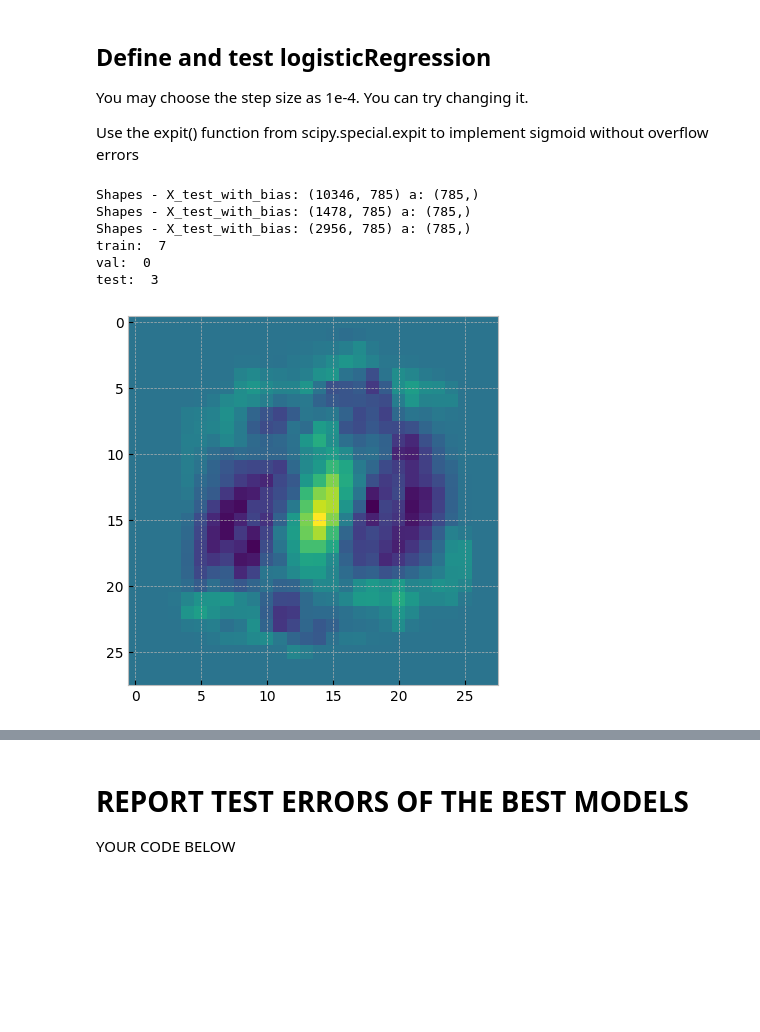
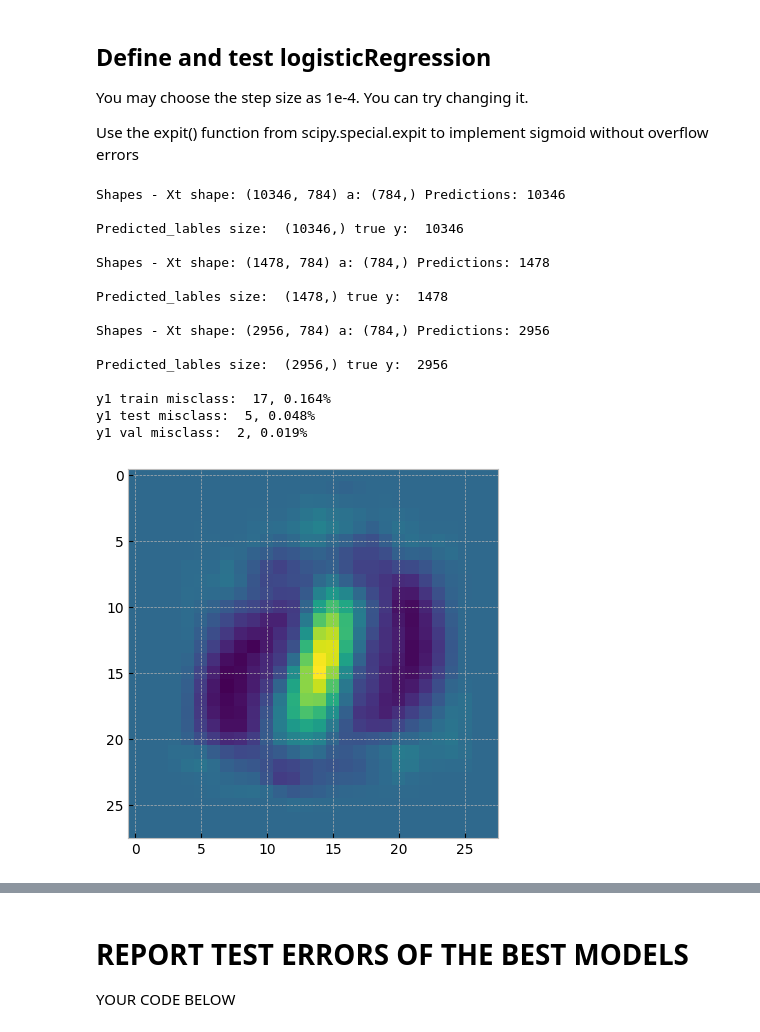
Before and after one commit to JayIke/machine-learning, a Jupyter notebook: MNIST_Classification/Project.ipynb, the cells around one changed output, grey strips where cells are left out. Drawn from its saved outputs; the diff is of its cells as text; code cells hidden in the pictures; blank space fills up the shorter version.

```diff
--- a/MNIST_Classification/Project.ipynb
+++ b/MNIST_Classification/Project.ipynb
@@ -264,7 +345,7 @@ if __name__ == "__main__":
     from sklearn.metrics import accuracy_score, precision_recall_fscore_support
 
 
-    plt.style.use("bmh")
+    #plt.style.use("bmh")
 
 
     logistic_regression = LogisticRegression(
@@ -285,10 +366,10 @@ if __name__ == "__main__":
     print(f"Test Precision: {precision:.3f}")
     print(f"Test Recall:    {recall:.3f}")
     print(f"TestF-score:   {fscore:.3f}\n")
-    PredictionErrorDisplay(y_true=y_test,y_pred=predictions).plot()
+    PredictionErrorDisplay(y_true=y_test,y_pred=predictions).plot(kind='actual_vs_predicted')
 
 
-
+    logistic_regression.fit(X_val, y_val)  # type: ignore
     predictions = logistic_regression.predict(X_val)  # type: ignore
     accuracy = accuracy_score(y_val, predictions)
     precision, recall, fscore, _ = precision_recall_fscore_support(
@@ -320,46 +401,56 @@ Use the expit() function from scipy.special.expit to implement sigmoid without o
 # %%
 def logisticRegression(Xtrain,ytrain,iterations=100,step_size=1e-4,verbose=False):
     LogisticRegression.epochs=iterations
     LogisticRegression.learning_rate=step_size
     LogisticRegression.logging=verbose
     logistic_regression.fit(Xtrain, ytrain)  # type: ignore
     for epoch in range(iterations):
-        prediction = logistic_regression.sigmoid(Xtrain.dot(logistic_regression.weights) + logistic_regression.bias)
+        prediction = logistic_regression.sigmoid(np.dot(Xtrain,logistic_regression.weights) + logistic_regression.bias)
         difference = prediction - ytrain  # type: ignore
 
-        d_weights = Xtrain.T.dot(difference) / Nsamples
-        d_bias = difference.sum() / Nsamples
+        d_weights = np.dot(Xtrain.T,difference) / Nsamples
+        d_bias = np.sum(difference) / Nsamples
 
         logistic_regression.weights -= logistic_regression.learning_rate * d_weights
         logistic_regression.bias -= logistic_regression.learning_rate * d_bias
-        return logistic_regression.weights
+        a3 = logistic_regression.weights
+        return a3
 
 
     print("Complete your code")
 
 
     #YOUR CODE HERE
 
 #------SIMPLE TESTING ON THE TRAINING DATA ITSELF --------------
-a = logisticRegression(X_train,y_train,iterations=500,verbose=False)
-plt.imshow(np.reshape(a[0:784],(28,28)))
-a = np.append(a,1)
+a3 = logisticRegression(X_train,y_train,iterations=100,verbose=False)
+plt.imshow(np.reshape(a3[0:784],(28,28)))
 
-train = testLinearClassifier(a,X_train,y_train)
-val = testLinearClassifier(a,X_val,y_val)
-test = testLinearClassifier(a,X_test,y_test)
 
-print('train: ', train)
-print('val: ', val)
-print('test: ', test)
+train = testLinearClassifier(a3,X_train,y_train)
+val = testLinearClassifier(a3,X_val,y_val)
+test = testLinearClassifier(a3,X_test,y_test)
+
+print(f'\ny1 train misclass:  {train}, {train/Nsamples*100:.3f}%')
+print(f"y1 test misclass:  {test}, {test/Nsamples*100:.3f}%")
+print(f'y1 val misclass:  {val}, {val/Nsamples*100:.3f}%')
 # %% [output]
-Shapes - X_test_with_bias: (10346, 785) a: (785,)
-Shapes - X_test_with_bias: (1478, 785) a: (785,)
-Shapes - X_test_with_bias: (2956, 785) a: (785,)
-train:  7
-val:  0
-test:  3
+Shapes - Xt shape: (10346, 784) a: (784,) Predictions: 10346
+
+Predicted_lables size:  (10346,) true y:  10346
+
+Shapes - Xt shape: (1478, 784) a: (784,) Predictions: 1478
+
+Predicted_lables size:  (1478,) true y:  1478
+
+Shapes - Xt shape: (2956, 784) a: (784,) Predictions: 2956
+
+Predicted_lables size:  (2956,) true y:  2956
+
+y1 train misclass:  17, 0.164%
+y1 test misclass:  5, 0.048%
+y1 val misclass:  2, 0.019%
-[figure, old version]
+[figure, new version]
 # %%
 def logisticRegressionWithRegularization(Xtrain,ytrain,iterations=100,step_size=1e-4,lam=0,verbose=False):
 
```
Also changed, not shown: parts of 10 cells of this notebook.
